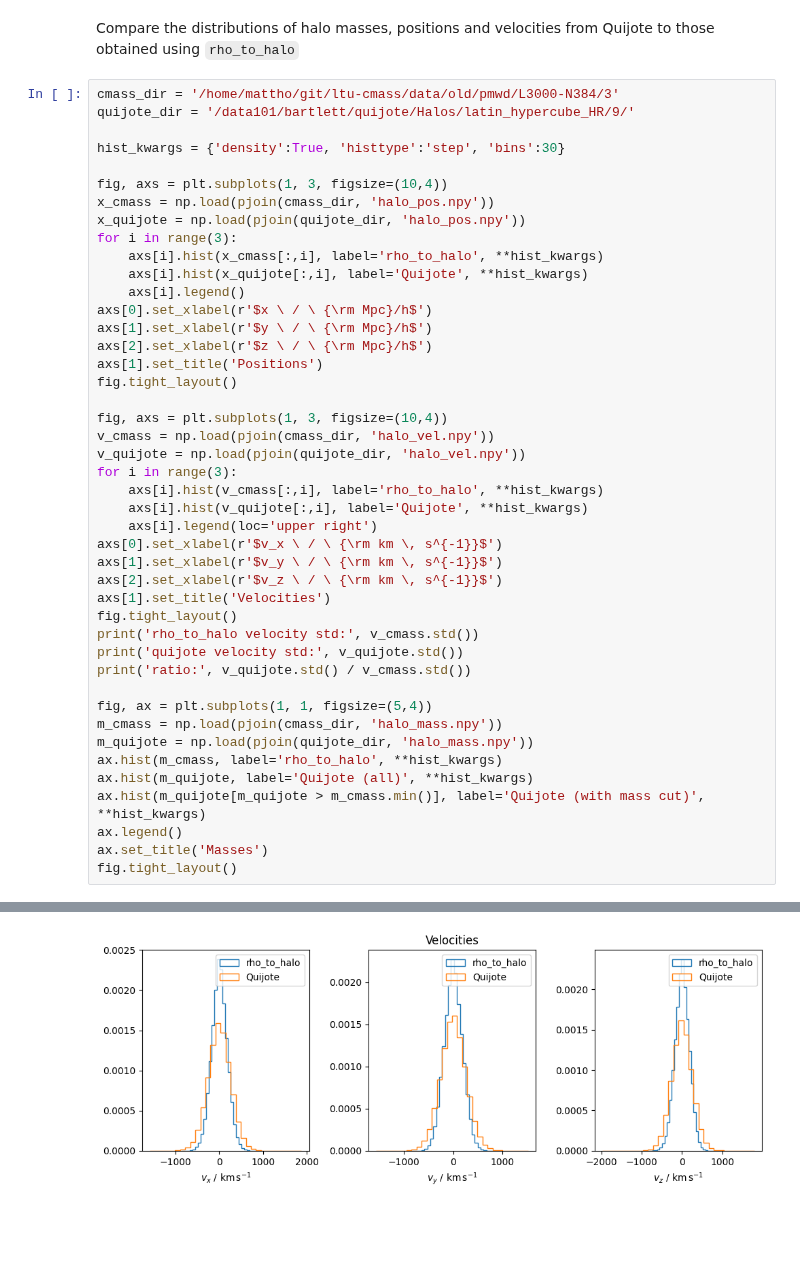
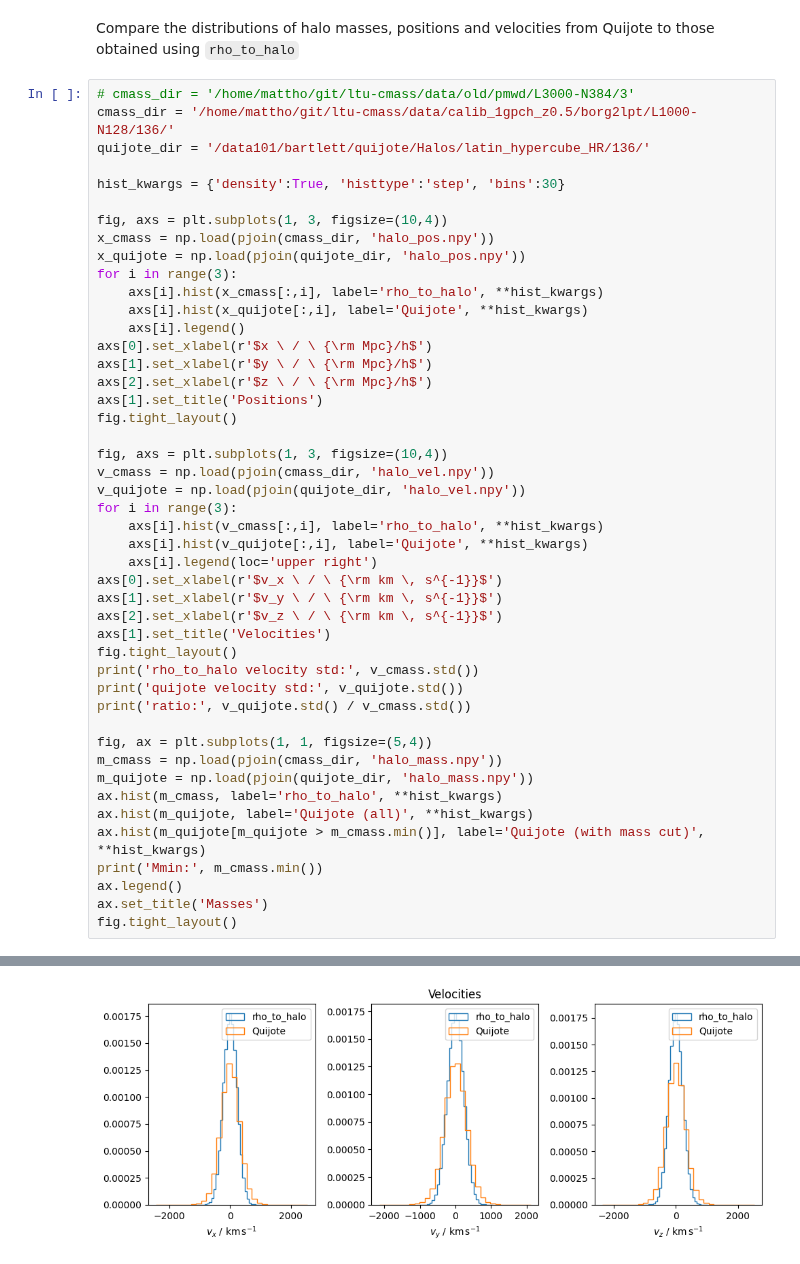
Before and after one commit to maho3/ltu-gobig, a Jupyter notebook: notebooks/preprocessing.ipynb, the cells around one changed output, grey strips where cells are left out. Saved outputs shown, nothing was run; the diff lists cells and outputs as text; blank space fills up the shorter version.

```diff
--- a/notebooks/preprocessing.ipynb
+++ b/notebooks/preprocessing.ipynb
@@ -7,8 +7,9 @@ import matplotlib.pyplot as plt
 # %% [markdown]
 Compare the distributions of halo masses, positions and velocities from Quijote to those obtained using `rho_to_halo`
 # %%
-cmass_dir = '/home/mattho/git/ltu-cmass/data/old/pmwd/L3000-N384/3'
-quijote_dir = '/data101/bartlett/quijote/Halos/latin_hypercube_HR/9/'
+# cmass_dir = '/home/mattho/git/ltu-cmass/data/old/pmwd/L3000-N384/3'
+cmass_dir = '/home/mattho/git/ltu-cmass/data/calib_1gpch_z0.5/borg2lpt/L1000-N128/136/'
+quijote_dir = '/data101/bartlett/quijote/Halos/latin_hypercube_HR/136/'
 
 hist_kwargs = {'density':True, 'histtype':'step', 'bins':30}
 
@@ -47,6 +48,7 @@ m_quijote = np.load(pjoin(quijote_dir, 'halo_mass.npy'))
 ax.hist(m_cmass, label='rho_to_halo', **hist_kwargs)
 ax.hist(m_quijote, label='Quijote (all)', **hist_kwargs)
 ax.hist(m_quijote[m_quijote > m_cmass.min()], label='Quijote (with mass cut)', **hist_kwargs)
+print('Mmin:', m_cmass.min())
 ax.legend()
 ax.set_title('Masses')
 fig.tight_layout()
@@ -58 +61 @@ ratio: 1.4213552713561401
-[figure, old version]
+[figure, new version]
```
Also changed, not shown: parts of 3 cells of this notebook, 6 other files.
